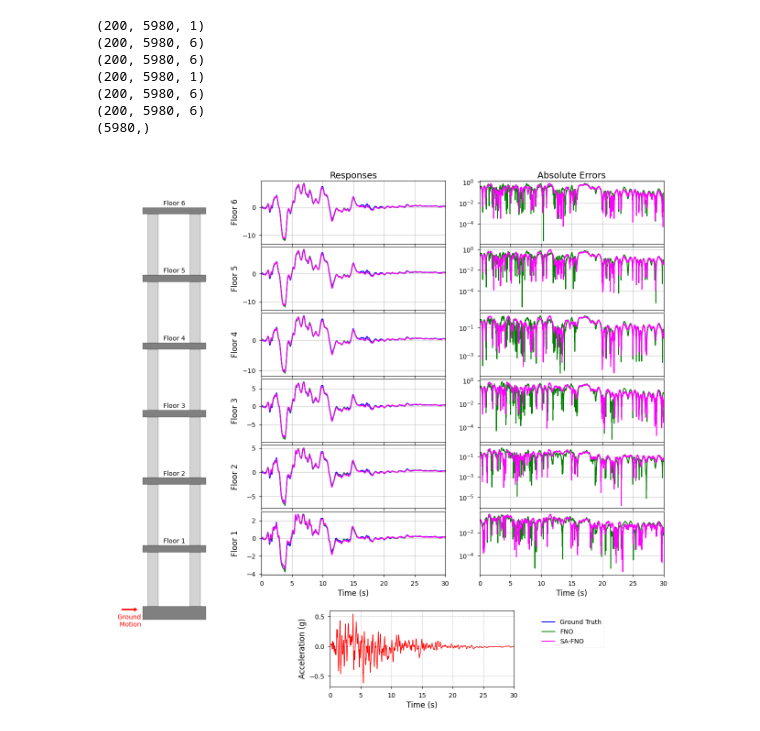
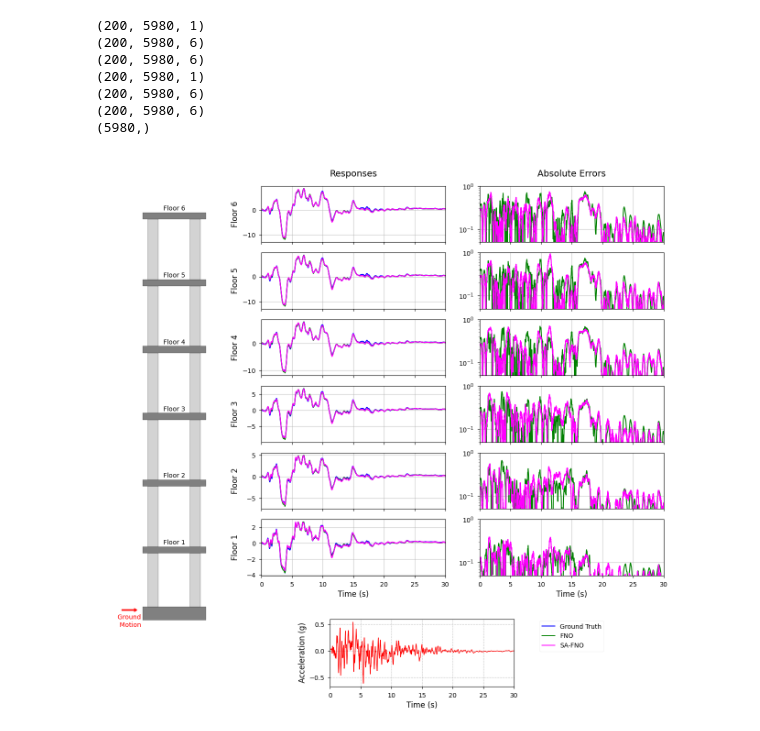
Before and after one commit to Centrum-IntelliPhysics/Neural-Operators-for-Natural-Hazards, a Jupyter notebook: earthquake/plotting_fno_safno.ipynb, the cells around one changed output. Drawn from its saved outputs; the diff is of its cells as text; code cells hidden in the pictures.

```diff
--- a/earthquake/plotting_fno_safno.ipynb
+++ b/earthquake/plotting_fno_safno.ipynb
@@ -63,7 +63,7 @@ gs = GridSpec(8, 3, width_ratios=[0.8, 1, 1],
               height_ratios=[0.3, 1, 1, 1, 1, 1, 1, 1.2],
               figure=fig)
 # Set tight spacing between subplots
-gs.update(hspace=0.05, wspace=0.2)
+gs.update(hspace=0.2, wspace=0.2)
 
 # Draw building structure
 ax_building = fig.add_subplot(gs[1:, 0])  # Adjusted to account for header row
@@ -147,34 +147,39 @@ for i in range(6):
         ax_s1.set_xticklabels([])
     else:  # Floor 1
         ax_s1.set_xlabel('Time (s)')
 
     # Errors
     ax_s2 = fig.add_subplot(gs[6-i, 2])
-    ax_s2.plot(t, y_solver1_error[i], '-', color='green', linewidth=1.5)
-    ax_s2.plot(t, y_solver2_error[i], '-', color='magenta', linewidth=1.5)
+    ax_s2.plot(t, y_solver1_error[i], '-', color='green', linewidth=1.5, label='FNO')
+    ax_s2.plot(t, y_solver2_error[i], '-', color='magenta', linewidth=1.5, label='SA-FNO')
     ax_s2.grid(True, linestyle='-', alpha=0.7)
     ax_s2.set_yscale('log')
     ax_s2.set_xlim([0, t[-1]])
+
+    # Dynamically adjust the y-axis range
+    max_error = max(np.max(y_solver1_error[i]), np.max(y_solver2_error[i]))
+    upper_limit = 10 ** np.ceil(np.log10(max_error))  # Ceiling to the next power of 10
+    lower_limit = 5*upper_limit * 10**-2  # Two orders of magnitude smaller
+    ax_s2.set_ylim([lower_limit, upper_limit])
 
     # Show x-axis only for Floor 1 errors
     if i != 0:  # All floors except Floor 1
         ax_s2.set_xticklabels([])
     else:  # Floor 1
         ax_s2.set_xlabel('Time (s)')
 
 # Adjust the layout to make it more compact
 plt.subplots_adjust(top=0.95, bottom=0.05, left=0.1, right=0.95)
 
 pos_solver1 = ax0_solver1.get_position()  # Get current position
 ax0_solver1.set_position([pos_solver1.x0 +0.1 , pos_solver1.y0 - 0.06, pos_solver1.width, pos_solver1.height])
 pos_legend = ax_legend.get_position()  # Get current position
 ax_legend.set_position([pos_legend.x0, pos_legend.y0 - 0.03, pos_legend.width, pos_legend.height])
 
-# Optionally, fine-tune the position of ax_building if needed
 pos_building = ax_building.get_position()  # Get the current position of the building subplot
 ax_building.set_position([pos_building.x0 + 0.03, pos_building.y0, pos_building.width, pos_building.height])  # Move slightly right
 
 plt.savefig('eq_response_fno_sa-fno.pdf', format='pdf', dpi=300, bbox_inches='tight')
 plt.show()
 # %% [output]
-[figure, old version]
+[figure, new version]
```
Also changed, not shown: 16 other files.
